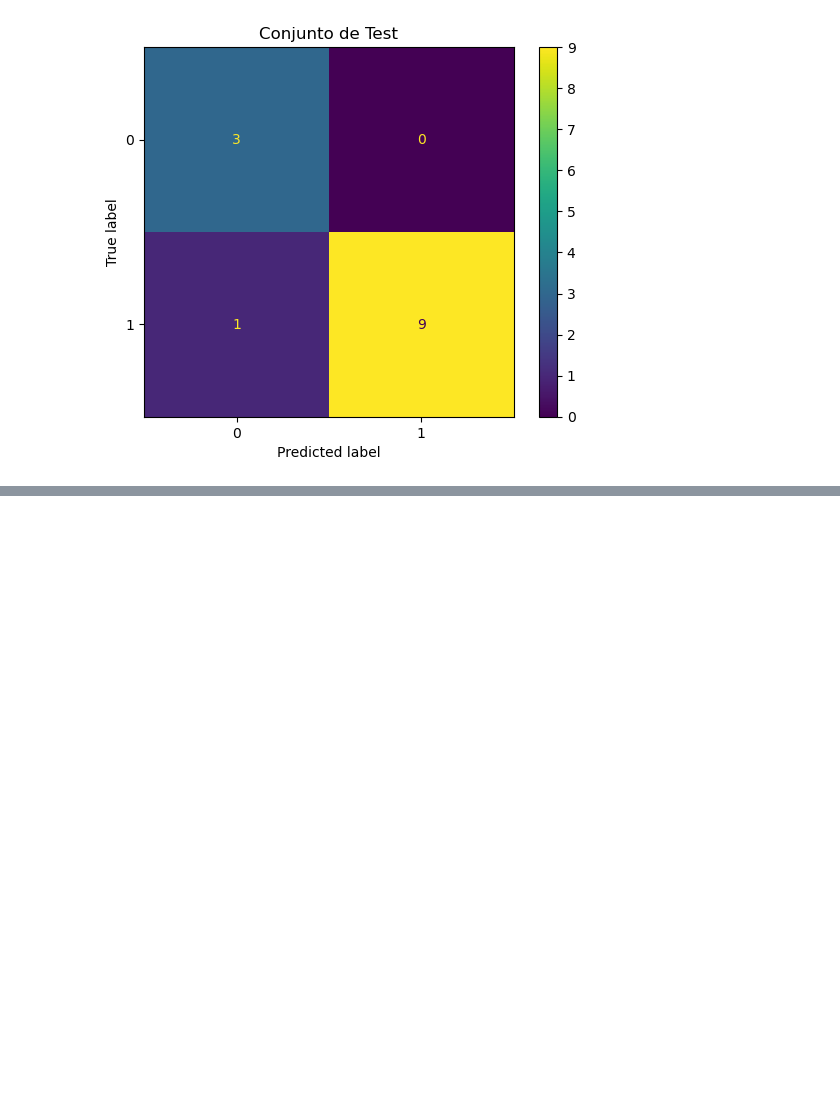
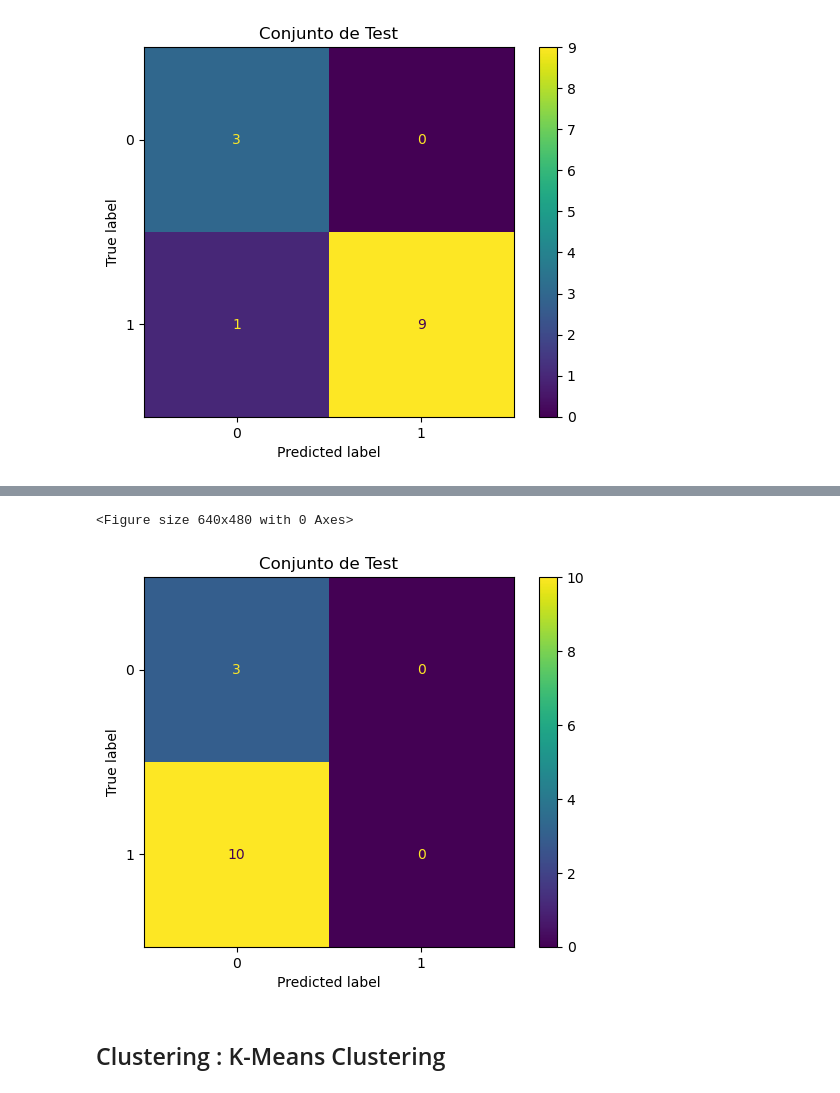
Before and after one commit to AntoSambuceti/datascience_classes, a Jupyter notebook: MM/Ciclo_Ciencia_de_Datos/3.Entrenamiento_modelos.ipynb, the cells around one changed output, grey strips where cells are left out. Saved outputs shown, nothing was run; the diff lists cells and outputs as text; code cells hidden in the pictures; blank space fills up the shorter version.

```diff
--- a/MM/Ciclo_Ciencia_de_Datos/3.Entrenamiento_modelos.ipynb
+++ b/MM/Ciclo_Ciencia_de_Datos/3.Entrenamiento_modelos.ipynb
@@ -107,0 +119,4 @@ DecisionTreeClassifier(max_depth=5)
+# %%
+clf_lg = LogisticRegression(penalty='l1', solver= 'liblinear')
+
+clf_lg.fit(x_train, y_train)
@@ -236,0 +261,4 @@ plt.show()
+# %%
+x_test = scaler.transform(x_test)
+# %%
+y_test_pred = clf_lg.predict(x_test)
@@ -236,0 +311,10 @@ plt.show()
+# %%
+plt.figure()
+metrics.ConfusionMatrixDisplay.from_predictions(y_test,y_test_pred)
+plt.title('Conjunto de Test')
+plt.show()
+# %% [output]
+<Figure size 640x480 with 0 Axes>
+[figure, added]
+# %% [markdown]
+## Clustering : K-Means Clustering
```
Also changed, not shown: parts of 32 cells of this notebook.
